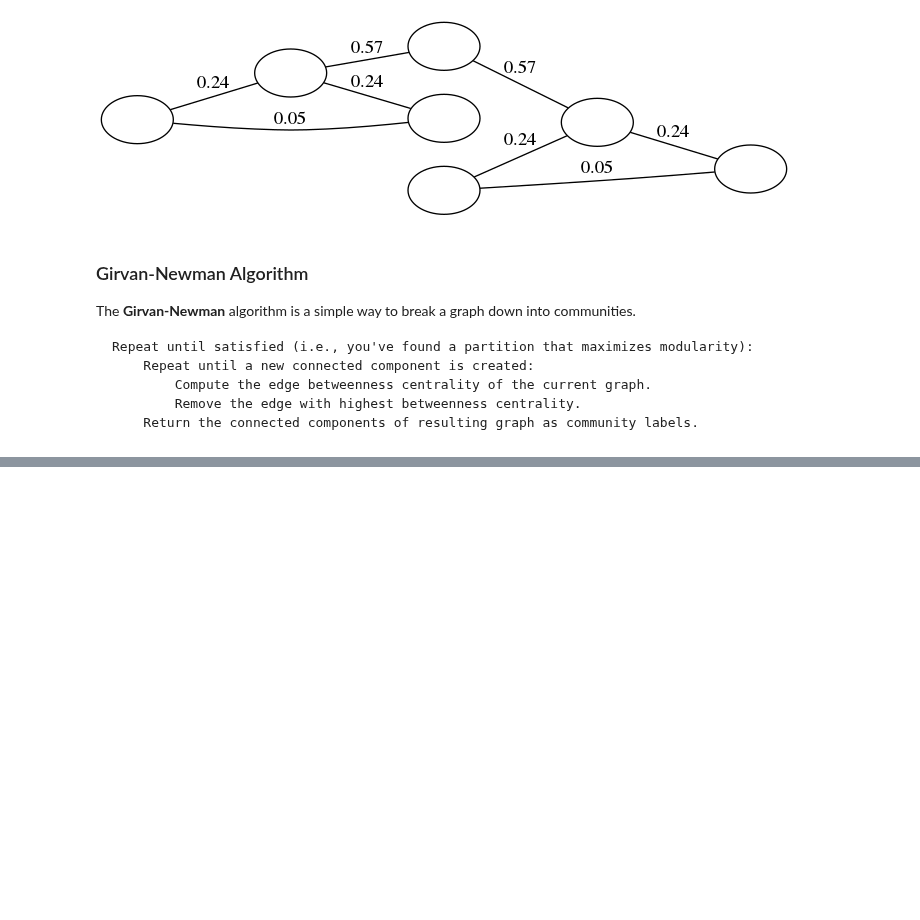
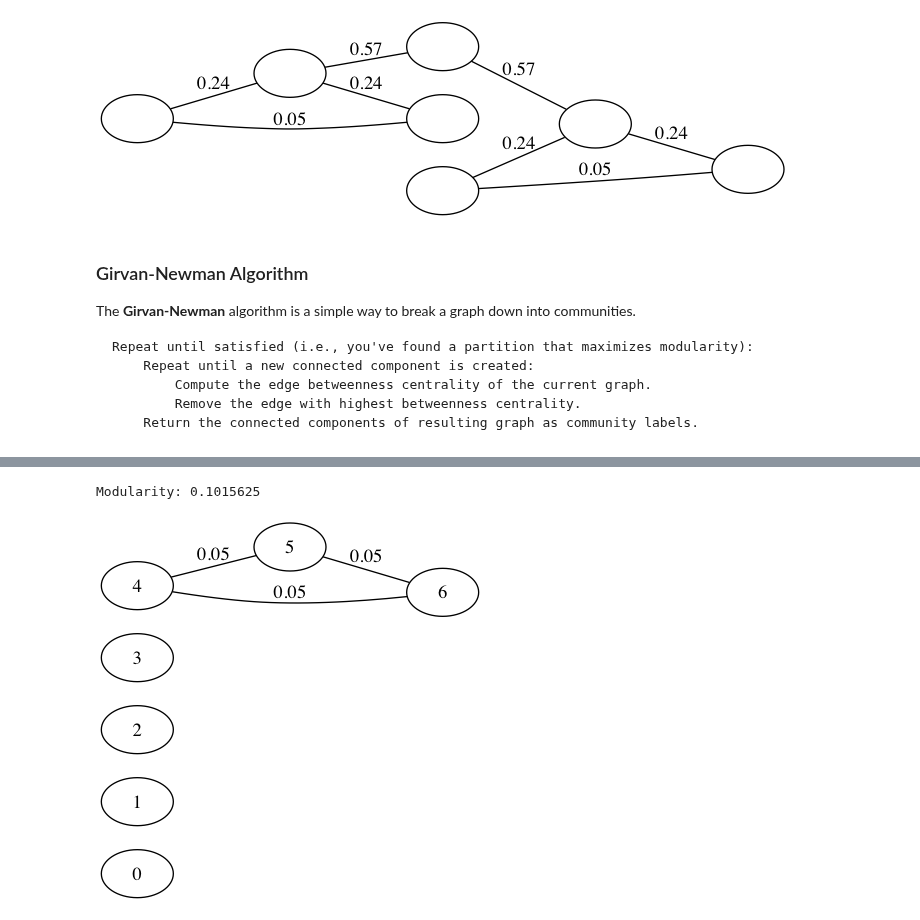
Before and after one commit to wmarshall484/DSI_LECTURES_2, a Jupyter notebook: graphs/natalie_hunt/graphs_lecture.ipynb, the cells around one changed output, grey strips where cells are left out. Saved outputs shown, nothing was run; the diff lists cells and outputs as text; code cells hidden in the pictures; blank space fills up the shorter version.

```diff
--- a/graphs/natalie_hunt/graphs_lecture.ipynb
+++ b/graphs/natalie_hunt/graphs_lecture.ipynb
@@ -881,0 +907,9 @@ nxpd.draw(G_triangle, show='ipynb')
+# %%
+G_triangle.remove_edge(1,2)
+between_centralities = gt.format_dict_of_floats(nx.edge_betweenness_centrality(G_triangle))
+gt.label_edges(G_triangle, between_centralities)
+print("Modularity:",community.modularity({0:0,1:1,2:2,3:3,4:4,5:4,6:4},GT2))
+nxpd.draw(G_triangle, show='ipynb')
+# %% [output]
+Modularity: 0.1015625
+[figure, added]
```
Also changed, not shown: parts of 10 cells of this notebook, 1 other file.
